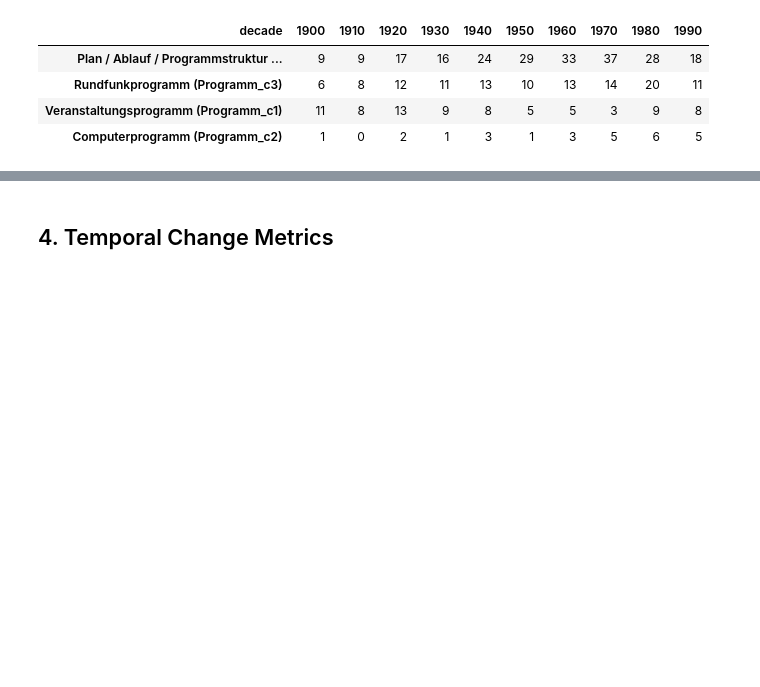
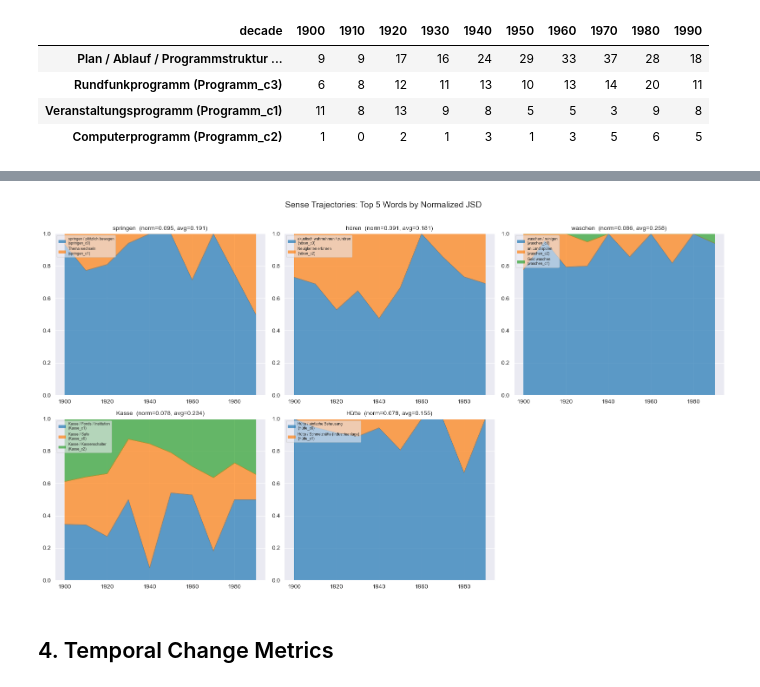
Before and after one commit to FlackoJodye1/diachronic-word-sense-change, a Jupyter notebook: notebooks/analysis/diachronic_pilot_results.ipynb, the cells around one changed output, grey strips where cells are left out. Cells and saved outputs as stored; diff of their text form; code cells hidden in the pictures; blank space fills up the shorter version.

```diff
--- a/notebooks/analysis/diachronic_pilot_results.ipynb
+++ b/notebooks/analysis/diachronic_pilot_results.ipynb
@@ -524,36 +592,56 @@ NameError: name 'top10' is not defined
 # %%
-# Small-multiples: sense trajectories for top 10
-top10_lemmas = top10.index.tolist()
+# Small-multiples: sense trajectories for top 5 by normalized JSD
+TOP_N       = 5   # senses per subplot; remainder collapsed into 'Other'
+top5_lemmas = top10_norm.head(5).index.tolist()
 n_cols = 3
-n_rows = (len(top10_lemmas) + n_cols - 1) // n_cols
+n_rows = (len(top5_lemmas) + n_cols - 1) // n_cols
 
-fig, axes = plt.subplots(n_rows, n_cols, figsize=(16, 4 * n_rows), squeeze=False)
+fig, axes = plt.subplots(n_rows, n_cols, figsize=(16, 4.5 * n_rows), squeeze=False)
 
-for idx, lemma in enumerate(top10_lemmas):
+for idx, lemma in enumerate(top5_lemmas):
     row, col = divmod(idx, n_cols)
     ax = axes[row][col]
 
     lc = sense_counts[sense_counts['lemma'] == lemma]
     if len(lc) == 0:
         ax.set_title(f'{lemma} (no data)')
         continue
 
     pivot = lc.pivot(index='decade', columns='predicted_sense_id', values='proportion').fillna(0)
     col_order = pivot.sum().sort_values(ascending=False).index
     pivot = pivot[col_order]
-    pivot.plot.area(ax=ax, alpha=0.7, linewidth=0.5, legend=False)
-    ax.set_title(f'{lemma} (avg JSD={top10.loc[lemma, "avg_jsd"]:.3f})', fontsize=10)
+
+    # Collapse tail senses into 'Other'
+    has_other = len(pivot.columns) > TOP_N
+    if has_other:
+        top_cols  = list(pivot.columns[:TOP_N])
+        other_sum = pivot[pivot.columns[TOP_N:]].sum(axis=1)
+        pivot = pivot[top_cols].copy()
+        pivot['Other'] = other_sum
+
+    # Relabel sense IDs
+    sense_cols = [c for c in pivot.columns if c != 'Other']
+    pivot.columns = list(relabel_index(lemma, sense_cols)) + (['Other'] if has_other else [])
+
+    pivot.plot.area(ax=ax, alpha=0.7, linewidth=0.5)
+    norm_val = top10_norm.loc[lemma, 'normalized_jsd']
+    avg_val  = top10_norm.loc[lemma, 'avg_jsd']
+    ax.set_title(f'{lemma}  (norm={norm_val:.3f}, avg={avg_val:.3f})', fontsize=10)
     ax.set_ylim(0, 1)
     ax.set_xlabel('')
     ax.set_ylabel('')
+    ax.legend(fontsize=6, loc='upper left', bbox_to_anchor=(0, 1),
+              framealpha=0.6, ncol=1)
 
 # Hide empty subplots
-for idx in range(len(top10_lemmas), n_rows * n_cols):
+for idx in range(len(top5_lemmas), n_rows * n_cols):
     row, col = divmod(idx, n_cols)
     axes[row][col].set_visible(False)
 
-fig.suptitle('Sense Trajectories: Top 10 Words by Avg JSD', fontsize=14, y=1.01)
+fig.suptitle('Sense Trajectories: Top 5 Words by Normalized JSD', fontsize=14, y=1.01)
 plt.tight_layout()
 plt.show()
+# %% [output]
+[figure, added]
 # %% [markdown]
 ## 4. Temporal Change Metrics
```
Also changed, not shown: parts of 26 cells of this notebook, 1 other file.
